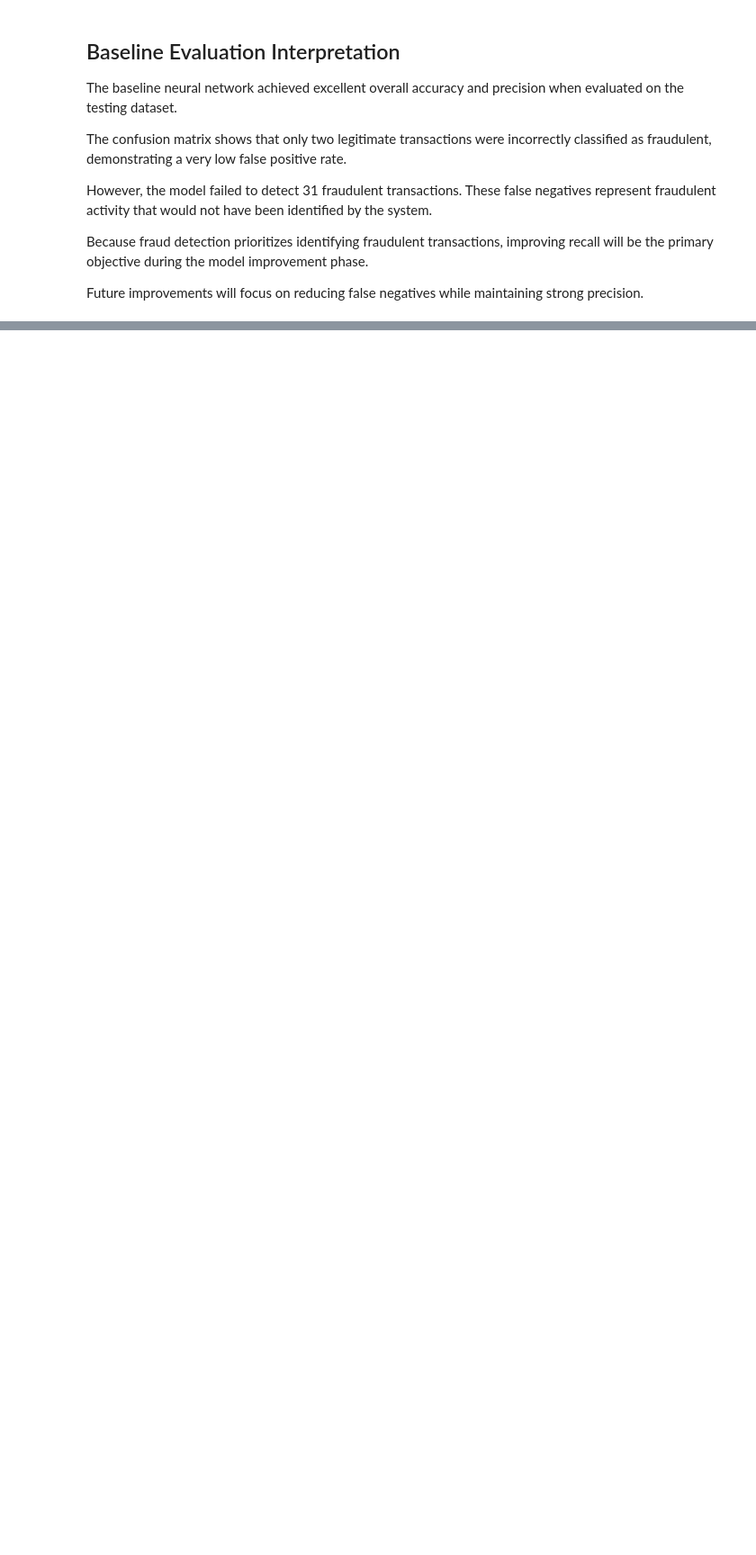
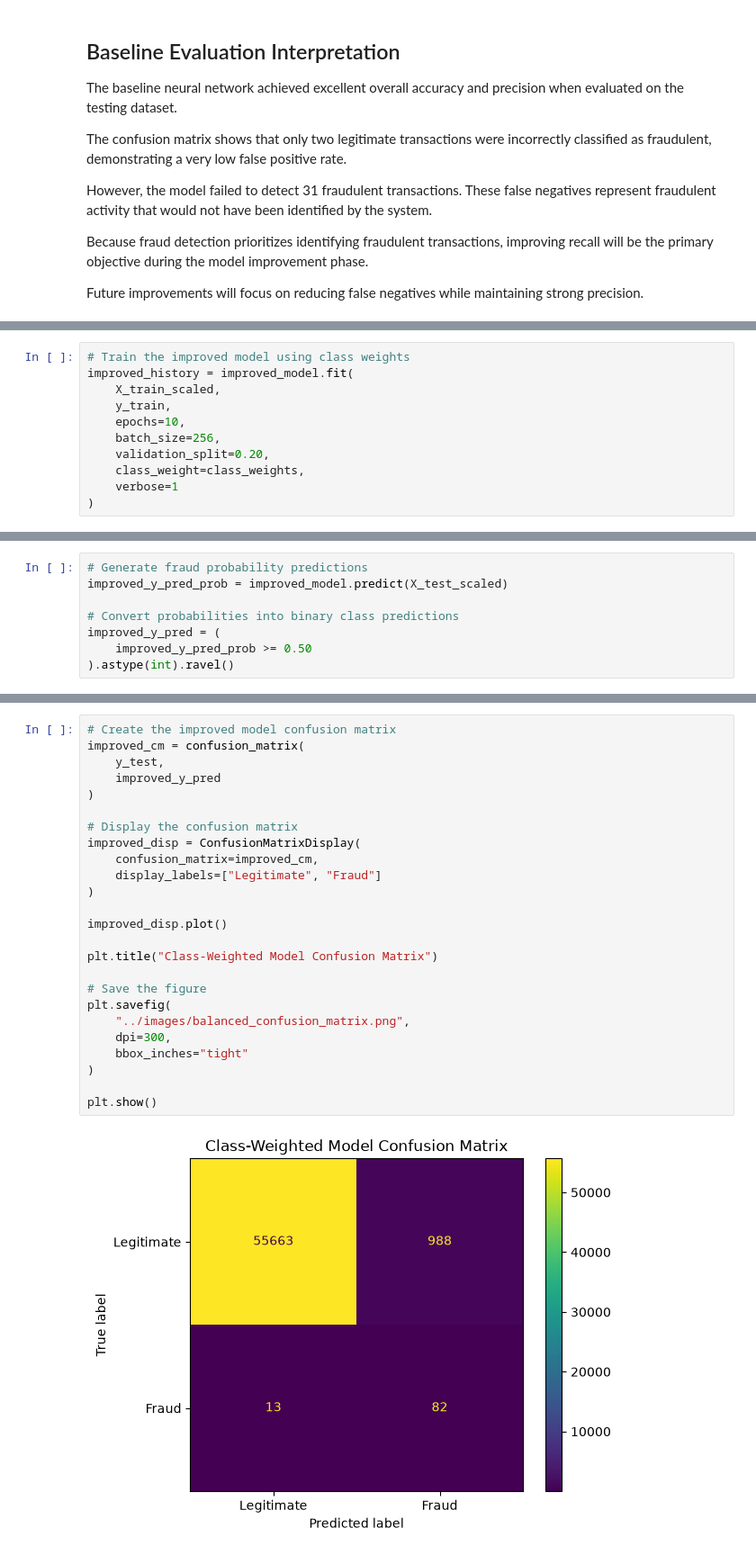
Before and after one commit to jandre3397/FraudShield-AI, a Jupyter notebook: notebooks/02_model_development.ipynb, the cells around one changed output, grey strips where cells are left out. Shown at 90% size. Drawn from its saved outputs; the diff is of its cells as text; blank space fills up the shorter version.

Commit message:
Complete exploratory analysis, model development, and project assets

```diff
--- a/notebooks/02_model_development.ipynb
+++ b/notebooks/02_model_development.ipynb
@@ -495,0 +608,11 @@ Future improvements will focus on reducing false negatives while maintaining str
+# %%
+# Train the improved model using class weights
+improved_history = improved_model.fit(
+    X_train_scaled,
+    y_train,
+    epochs=10,
+    batch_size=256,
+    validation_split=0.20,
+    class_weight=class_weights,
+    verbose=1
+)
@@ -495,0 +680,8 @@ Future improvements will focus on reducing false negatives while maintaining str
+# %%
+# Generate fraud probability predictions
+improved_y_pred_prob = improved_model.predict(X_test_scaled)
+
+# Convert probabilities into binary class predictions
+improved_y_pred = (
+    improved_y_pred_prob >= 0.50
+).astype(int).ravel()
@@ -495,0 +708,27 @@ Future improvements will focus on reducing false negatives while maintaining str
+# %%
+# Create the improved model confusion matrix
+improved_cm = confusion_matrix(
+    y_test,
+    improved_y_pred
+)
+
+# Display the confusion matrix
+improved_disp = ConfusionMatrixDisplay(
+    confusion_matrix=improved_cm,
+    display_labels=["Legitimate", "Fraud"]
+)
+
+improved_disp.plot()
+
+plt.title("Class-Weighted Model Confusion Matrix")
+
+# Save the figure
+plt.savefig(
+    "../images/balanced_confusion_matrix.png",
+    dpi=300,
+    bbox_inches="tight"
+)
+
+plt.show()
+# %% [output]
+[figure, added]
```
Also changed, not shown: parts of 46 cells of this notebook, 9 other files.
